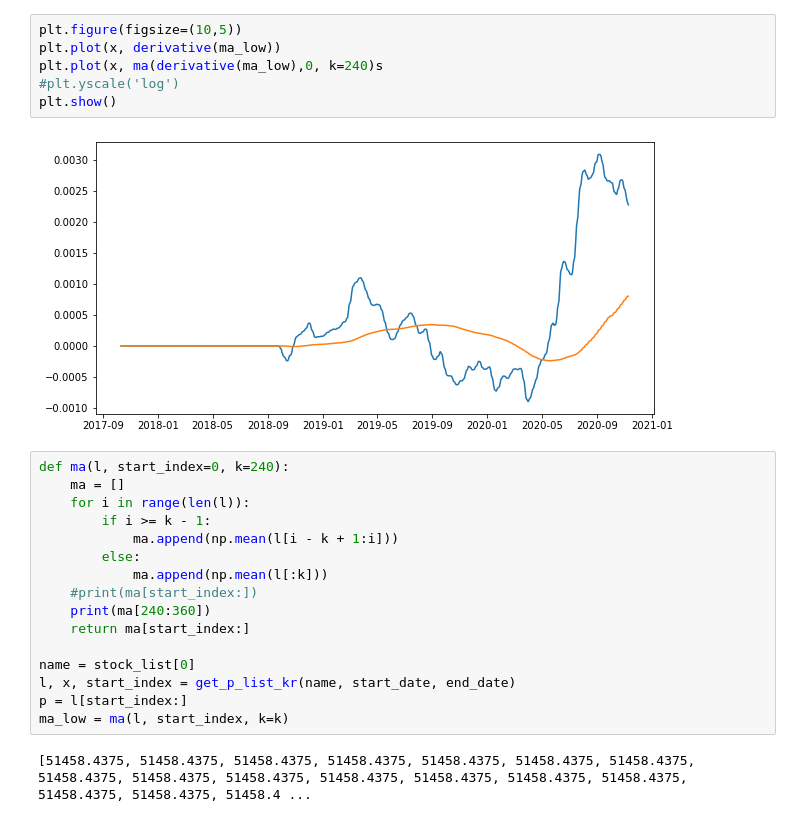
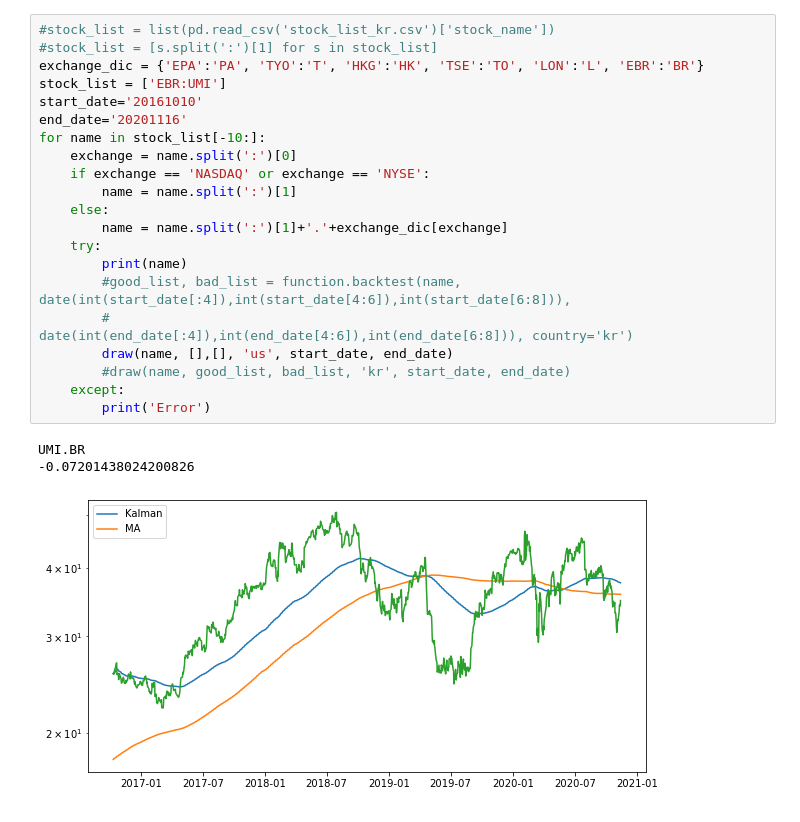
Before and after one commit to treelog/project-1, a Jupyter notebook: Untitled.ipynb, the cells around one changed output. Cells and saved outputs as stored; diff of their text form.

```diff
--- a/Untitled.ipynb
+++ b/Untitled.ipynb
@@ -173,26 +212,25 @@ for name in stock_list[:30]:
-# %%
-plt.figure(figsize=(10,5))
-plt.plot(x, derivative(ma_low))
-plt.plot(x, ma(derivative(ma_low),0, k=240)s
-#plt.yscale('log')
-plt.show()
-# %% [output]
-[figure, removed]
-# %%
-def ma(l, start_index=0, k=240):
-    ma = []
-    for i in range(len(l)):
-        if i >= k - 1:
-            ma.append(np.mean(l[i - k + 1:i]))
-        else:
-            ma.append(np.mean(l[:k]))
-    #print(ma[start_index:])
-    print(ma[240:360])
-    return ma[start_index:]
-
-name = stock_list[0]
-l, x, start_index = get_p_list_kr(name, start_date, end_date)
-p = l[start_index:]
-ma_low = ma(l, start_index, k=k)
-# %% [output]
-[51458.4375, 51458.4375, 51458.4375, 51458.4375, 51458.4375, 51458.4375, 51458.4375, 51458.4375, 51458.4375, 51458.4375, 51458.4375, 51458.4375, 51458.4375, 51458.4375, 51458.4375, 51458.4375, 51458.4 ...
+# %%
+#stock_list = list(pd.read_csv('stock_list_kr.csv')['stock_name'])
+#stock_list = [s.split(':')[1] for s in stock_list]
+exchange_dic = {'EPA':'PA', 'TYO':'T', 'HKG':'HK', 'TSE':'TO', 'LON':'L', 'EBR':'BR'}
+stock_list = ['EBR:UMI']
+start_date='20161010'
+end_date='20201116'
+for name in stock_list[-10:]:
+    exchange = name.split(':')[0]
+    if exchange == 'NASDAQ' or exchange == 'NYSE':
+        name = name.split(':')[1]
+    else:
+        name = name.split(':')[1]+'.'+exchange_dic[exchange]
+    try:
+        print(name)
+        #good_list, bad_list = function.backtest(name, date(int(start_date[:4]),int(start_date[4:6]),int(start_date[6:8])),
+        #                                        date(int(end_date[:4]),int(end_date[4:6]),int(end_date[6:8])), country='kr')
+        draw(name, [],[], 'us', start_date, end_date)
+        #draw(name, good_list, bad_list, 'kr', start_date, end_date)
+    except:
+        print('Error')
+# %% [output]
+UMI.BR
+-0.07201438024200826
+[figure, added]
```
Also changed, not shown: parts of 6 cells of this notebook, 5 other files.
